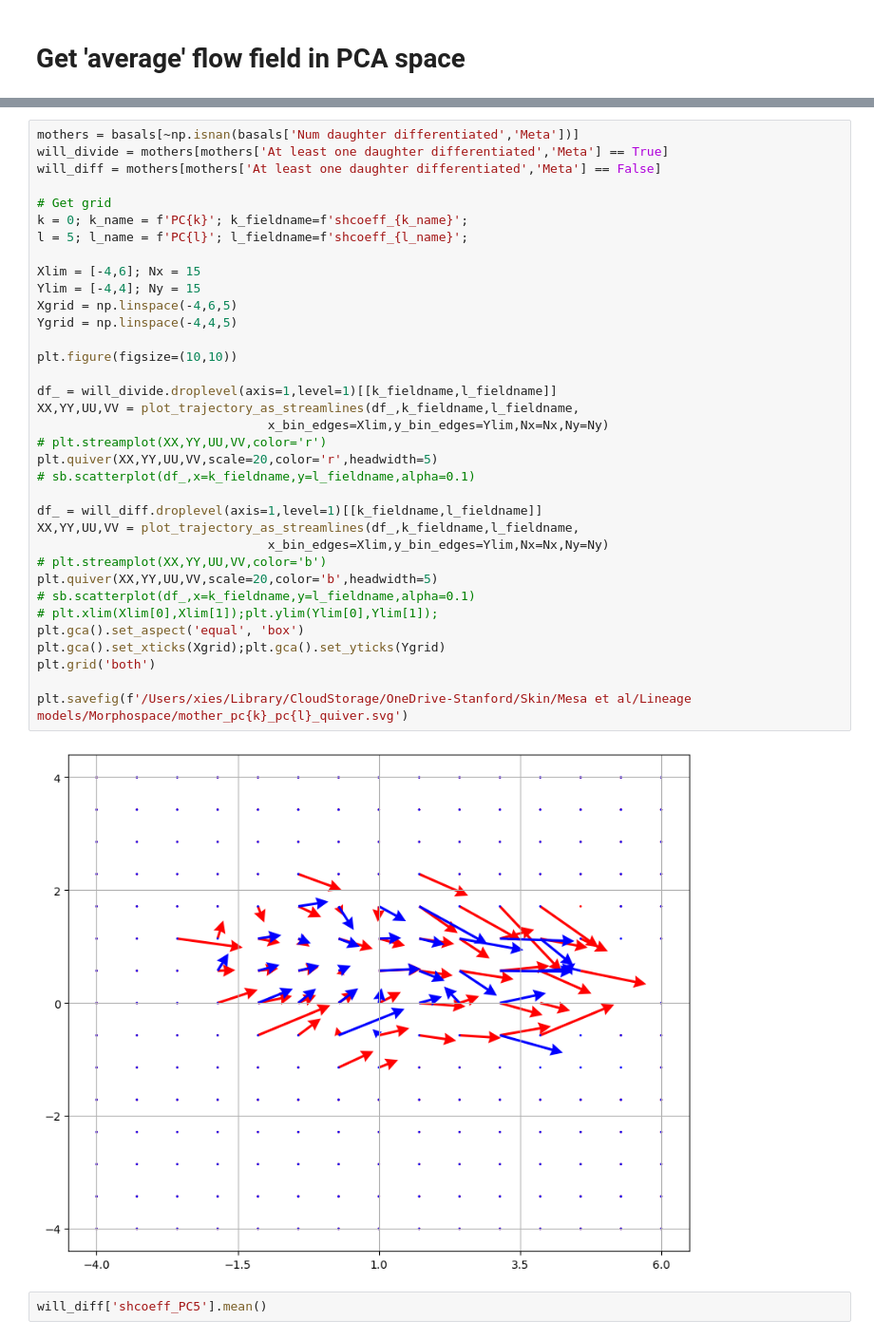
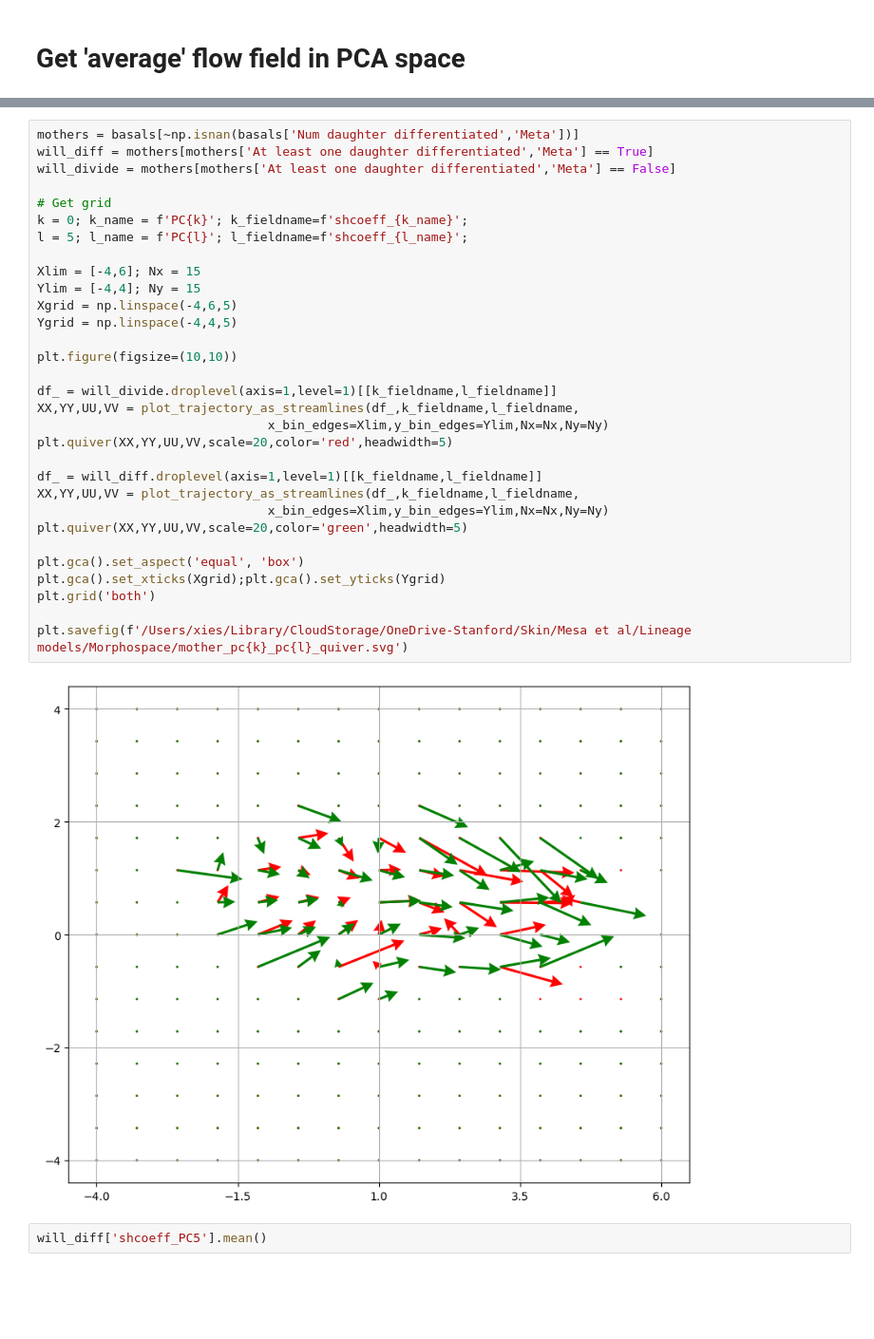
Before and after one commit to xies/mouse_skin_size_control, a Jupyter notebook: 2025_lineage_analysis/morphometrics/visualize_PCA_space.ipynb, the cells around one changed output, grey strips where cells are left out. Shown at 95% size. Saved outputs shown, nothing was run; the diff lists cells and outputs as text; blank space fills up the shorter version.

```diff
--- a/2025_lineage_analysis/morphometrics/visualize_PCA_space.ipynb
+++ b/2025_lineage_analysis/morphometrics/visualize_PCA_space.ipynb
@@ -202,40 +187,36 @@ plt.savefig(f'/Users/xies/Library/CloudStorage/OneDrive-Stanford/Skin/Mesa et al
 # %%
 mothers = basals[~np.isnan(basals['Num daughter differentiated','Meta'])]
-will_divide = mothers[mothers['At least one daughter differentiated','Meta'] == True]
-will_diff = mothers[mothers['At least one daughter differentiated','Meta'] == False]
+will_diff = mothers[mothers['At least one daughter differentiated','Meta'] == True]
+will_divide = mothers[mothers['At least one daughter differentiated','Meta'] == False]
 
 # Get grid
 k = 0; k_name = f'PC{k}'; k_fieldname=f'shcoeff_{k_name}';
 l = 5; l_name = f'PC{l}'; l_fieldname=f'shcoeff_{l_name}';
 
 Xlim = [-4,6]; Nx = 15
 Ylim = [-4,4]; Ny = 15
 Xgrid = np.linspace(-4,6,5)
 Ygrid = np.linspace(-4,4,5)
 
 plt.figure(figsize=(10,10))
 
 df_ = will_divide.droplevel(axis=1,level=1)[[k_fieldname,l_fieldname]]
 XX,YY,UU,VV = plot_trajectory_as_streamlines(df_,k_fieldname,l_fieldname,
                                x_bin_edges=Xlim,y_bin_edges=Ylim,Nx=Nx,Ny=Ny)
-# plt.streamplot(XX,YY,UU,VV,color='r')
-plt.quiver(XX,YY,UU,VV,scale=20,color='r',headwidth=5)
-# sb.scatterplot(df_,x=k_fieldname,y=l_fieldname,alpha=0.1)
+plt.quiver(XX,YY,UU,VV,scale=20,color='red',headwidth=5)
 
 df_ = will_diff.droplevel(axis=1,level=1)[[k_fieldname,l_fieldname]]
 XX,YY,UU,VV = plot_trajectory_as_streamlines(df_,k_fieldname,l_fieldname,
                                x_bin_edges=Xlim,y_bin_edges=Ylim,Nx=Nx,Ny=Ny)
-# plt.streamplot(XX,YY,UU,VV,color='b')
-plt.quiver(XX,YY,UU,VV,scale=20,color='b',headwidth=5)
-# sb.scatterplot(df_,x=k_fieldname,y=l_fieldname,alpha=0.1)
-# plt.xlim(Xlim[0],Xlim[1]);plt.ylim(Ylim[0],Ylim[1]);
+plt.quiver(XX,YY,UU,VV,scale=20,color='green',headwidth=5)
+
 plt.gca().set_aspect('equal', 'box')
 plt.gca().set_xticks(Xgrid);plt.gca().set_yticks(Ygrid)
 plt.grid('both')
 
 plt.savefig(f'/Users/xies/Library/CloudStorage/OneDrive-Stanford/Skin/Mesa et al/Lineage models/Morphospace/mother_pc{k}_pc{l}_quiver.svg')
 # %% [output]
-[figure, old version]
+[figure, new version]
 # %%
 will_diff['shcoeff_PC5'].mean()
 # %% [output]
```
Also changed, not shown: parts of 5 cells of this notebook, 2 other files.
